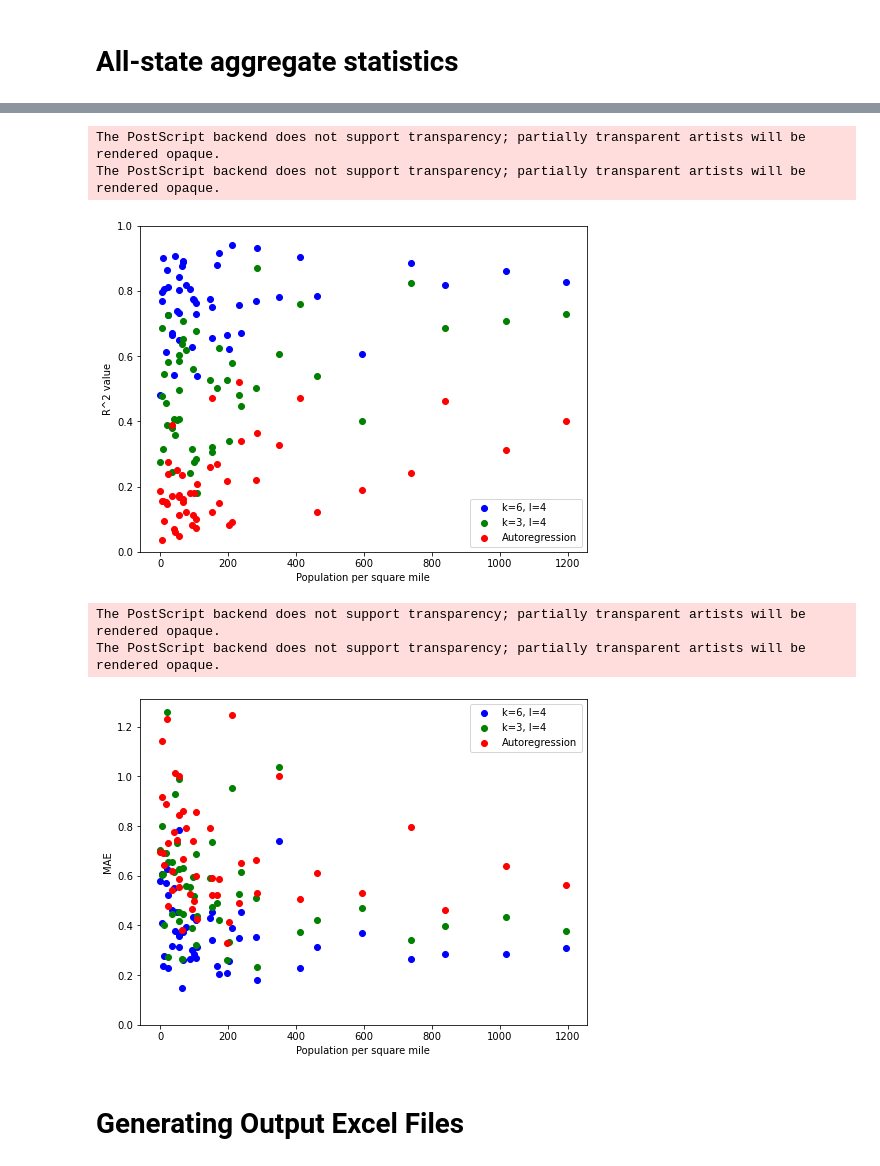
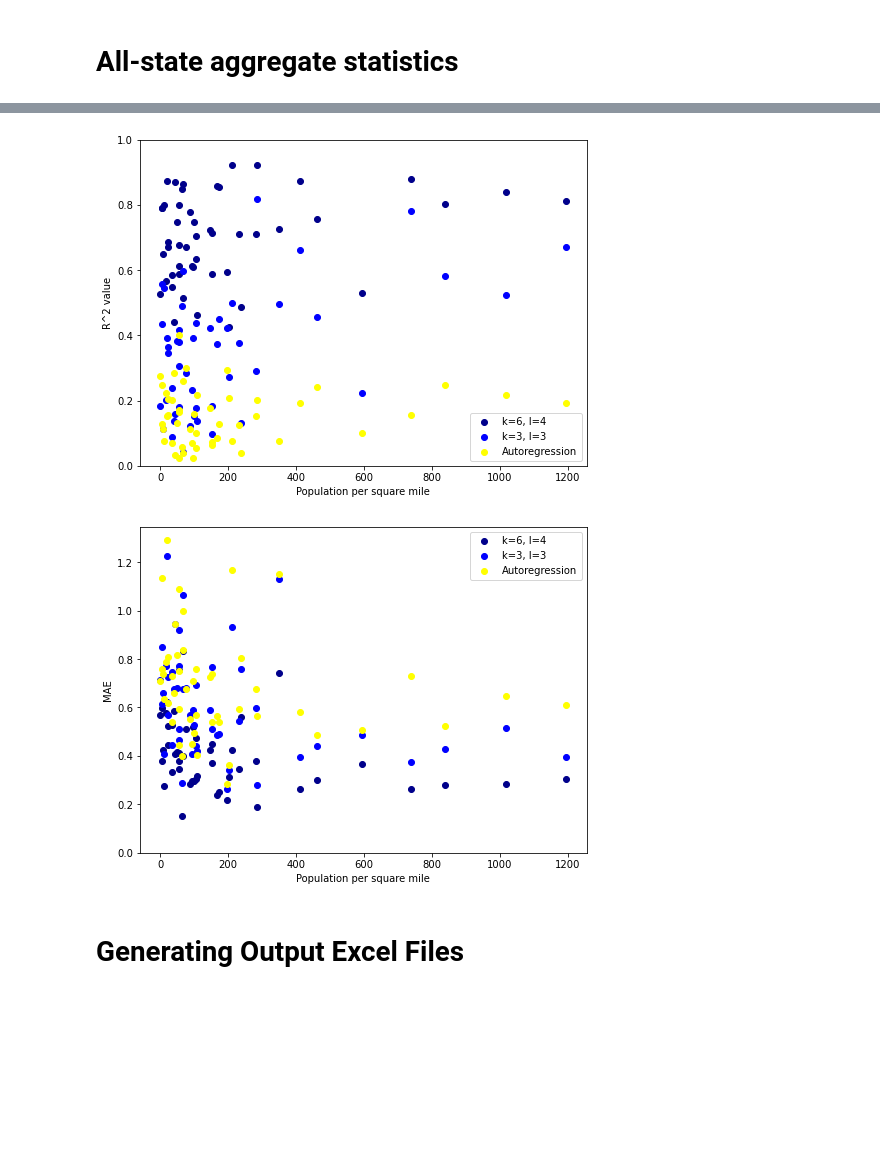
Before and after one commit to stephen-harmon-newman/contact-network-spectra-analysis, a Jupyter notebook: graph_analysis/spectral_result_analysis.ipynb, the cells around one changed output, grey strips where cells are left out. Saved outputs shown, nothing was run; the diff lists cells and outputs as text; code cells hidden in the pictures; blank space fills up the shorter version.

```diff
--- a/graph_analysis/spectral_result_analysis.ipynb
+++ b/graph_analysis/spectral_result_analysis.ipynb
@@ -262,3 +302,19 @@ Starting Washington
 Starting West Virginia
 Starting Wisconsin
 Starting Wyoming
+# %%
+print("At offset " + str(OFFSET) + ":")
+
+print("R^2:")
+for predictor in data.keys():
+    avg_r2 = 0
+    for state in available_states:
+        avg_r2 += preds[state].r2_values[predictor][OFFSET]
+    print(predictor + ": " + str(avg_r2 / len(available_states)))
+
+print("MAE:")
+for predictor in data.keys():
+    avg_mae = 0
+    for state in available_states:
+        avg_mae += preds[state].maes[predictor][OFFSET]
+    print(predictor + ": " + str(avg_mae / len(available_states)))
@@ -274,12 +344,0 @@ for predictor in preds['Connecticut'].optimal_offsets.keys():  # CT here is arbi
-# %%
-print("Average R^2 values:")
-for predictor in preds['Connecticut'].optimal_offsets.keys():
-    print (predictor + ": ", round(np.nansum(fit_statistics[predictor + '_r2']) / len(fit_statistics[predictor + '_r2']), 4))
-
-print("Average MAEs:")
-for predictor in preds['Connecticut'].optimal_offsets.keys():
-    print (predictor + ": ", round(np.nansum(fit_statistics[predictor + '_mae']) / len(fit_statistics[predictor + '_mae']), 4))
-
-print("Average MSEs:")
-for predictor in preds['Connecticut'].optimal_offsets.keys():
-    print (predictor + ": ", round(np.nansum(fit_statistics[predictor + '_mse']) / len(fit_statistics[predictor + '_mse']), 4))
@@ -305,34 +345,27 @@ Autoregression:  0.9489
 # %%
 fig, ax = plt.subplots(1, 1, figsize=(8, 6))
-
-ax.scatter(state_demographic_data['Population.Population per Square Mile'], fit_statistics['k=6, l=4_r2'], c='blue', label='k=6, l=4')
-ax.scatter(state_demographic_data['Population.Population per Square Mile'], fit_statistics['k=3, l=4_r2'], c='green', label='k=3, l=4')
-ax.scatter(state_demographic_data['Population.Population per Square Mile'], fit_statistics['Autoregression_r2'], c='red', label='Autoregression')
+for predictor in ["k=6, l=4", "k=3, l=3", "Autoregression"]:
+    ax.scatter(state_demographic_data['Population.Population per Square Mile'], fit_statistics[predictor + "_r2"], c=colors[predictor], label=predictor)
 ax.set_xlabel("Population per square mile")
 ax.set_ylabel("R^2 value")
 ax.set_ylim(0, 1)
 ax.legend()
 #plt.show()
-plt.savefig("/home/ec2-user/Plots/r2_" + str(MIN_OFFSET) + "_" + str(MAX_OFFSET) + ".eps", dpi=400, bbox_inches='tight')
+plt.savefig("/home/ec2-user/Plots/r2_" + str(OFFSET) + ".png", dpi=400, bbox_inches='tight')
 # %% [output]
-The PostScript backend does not support transparency; partially transparent artists will be rendered opaque.
-The PostScript backend does not support transparency; partially transparent artists will be rendered opaque.
-[figure, old version]
+[figure, new version]
 # %%
 fig, ax = plt.subplots(1, 1, figsize=(8, 6))
-ax.scatter(state_demographic_data['Population.Population per Square Mile'], fit_statistics['k=6, l=4_mae'], c='blue', label='k=6, l=4')
-ax.scatter(state_demographic_data['Population.Population per Square Mile'], fit_statistics['k=3, l=4_mae'], c='green', label='k=3, l=4')
-ax.scatter(state_demographic_data['Population.Population per Square Mile'], fit_statistics['Autoregression_mae'], c='red', label='Autoregression')
+for predictor in ["k=6, l=4", "k=3, l=3", "Autoregression"]:
+    ax.scatter(state_demographic_data['Population.Population per Square Mile'], fit_statistics[predictor + "_mae"], c=colors[predictor], label=predictor)
 ax.set_xlabel("Population per square mile")
 ax.set_ylabel("MAE")
 ax.set_ylim(bottom=0)
 ax.legend()
 #plt.show()
-plt.savefig("/home/ec2-user/Plots/mae_" + str(MIN_OFFSET) + "_" + str(MAX_OFFSET) + ".eps", dpi=1000, bbox_inches='tight')
+plt.savefig("/home/ec2-user/Plots/mae_" + str(OFFSET) + ".png", dpi=400, bbox_inches='tight')
 # %% [output]
-The PostScript backend does not support transparency; partially transparent artists will be rendered opaque.
-The PostScript backend does not support transparency; partially transparent artists will be rendered opaque.
-[figure, old version]
+[figure, new version]
 # %% [markdown]
 # Generating Output Excel Files
 # %%
```
Also changed, not shown: parts of 13 cells of this notebook, 7 other files.
